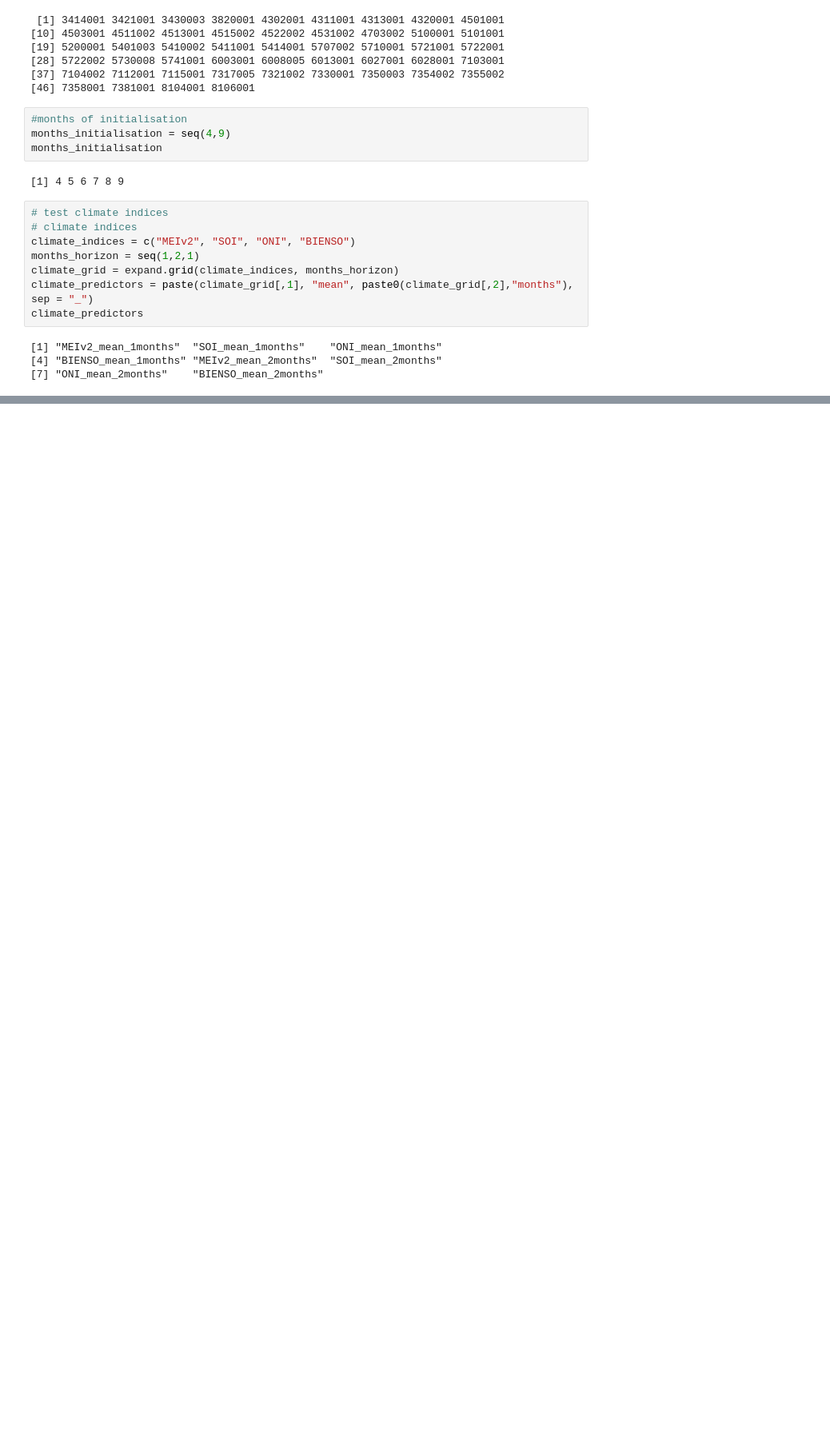
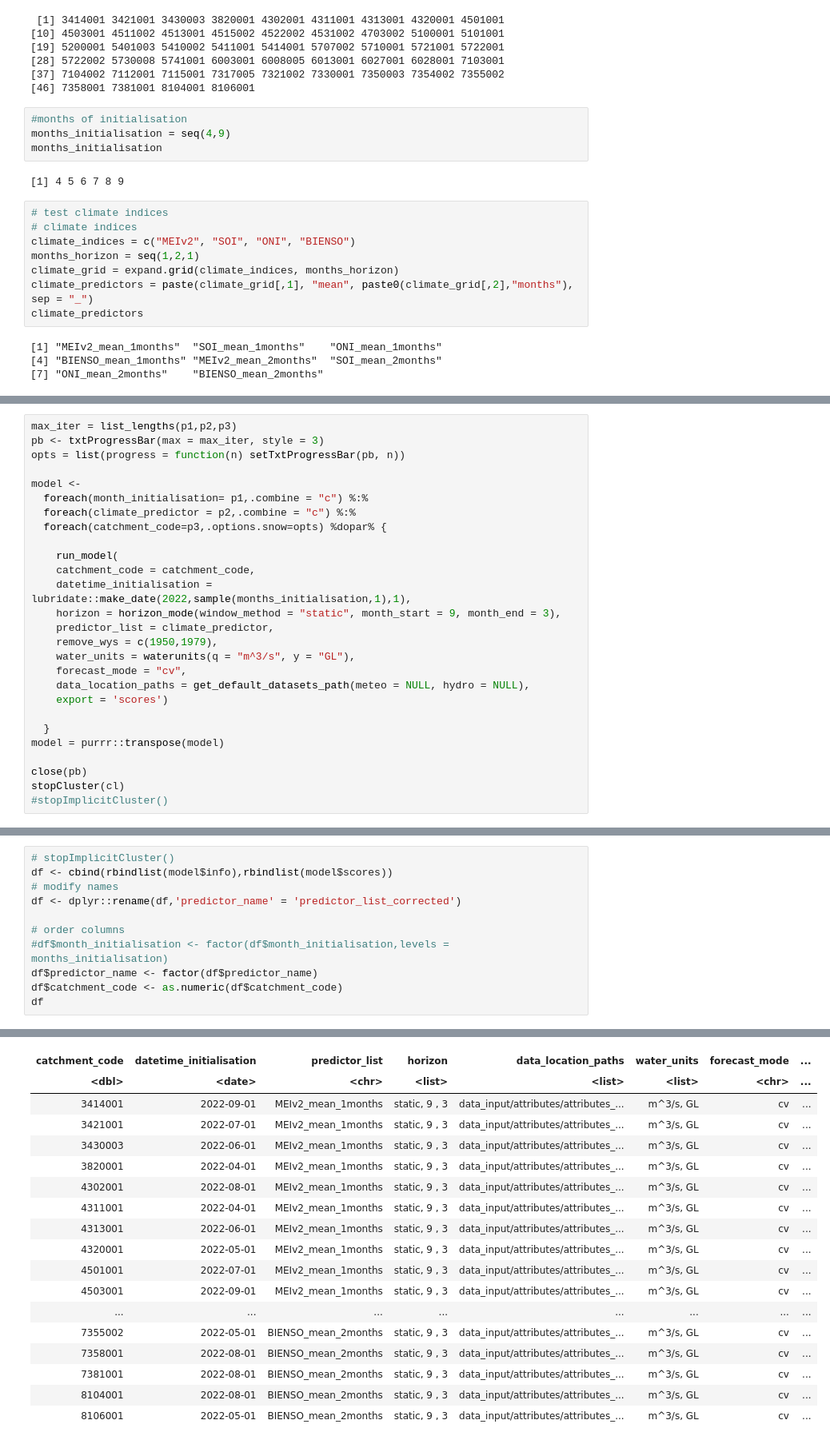
Before and after one commit to fcojara506/seasonal_forecast, a Jupyter notebook: notebooks/4. volume forecasting only using climate indices as predictors.ipynb, the cells around one changed output, grey strips where cells are left out. Shown: that part at 80% size. Cells and saved outputs as stored; diff of their text form; blank space fills up the shorter version.

```diff
--- a/notebooks/4. volume forecasting only using climate indices as predictors.ipynb
+++ b/notebooks/4. volume forecasting only using climate indices as predictors.ipynb
@@ -150,0 +157,27 @@ saveRDS(df,paste0("data_output/scores/RDS/model_results_",today(),".RDS"))
+# %%
+max_iter = list_lengths(p1,p2,p3)
+pb <- txtProgressBar(max = max_iter, style = 3)
+opts = list(progress = function(n) setTxtProgressBar(pb, n))
+
+model <-
+  foreach(month_initialisation= p1,.combine = "c") %:%
+  foreach(climate_predictor = p2,.combine = "c") %:%
+  foreach(catchment_code=p3,.options.snow=opts) %dopar% {
+
+    run_model(
+    catchment_code = catchment_code,
+    datetime_initialisation = lubridate::make_date(2022,sample(months_initialisation,1),1),
+    horizon = horizon_mode(window_method = "static", month_start = 9, month_end = 3),
+    predictor_list = climate_predictor,
+    remove_wys = c(1950,1979),
+    water_units = waterunits(q = "m^3/s", y = "GL"),
+    forecast_mode = "cv",
+    data_location_paths = get_default_datasets_path(meteo = NULL, hydro = NULL),
+    export = 'scores')
+
+  }
+model = purrr::transpose(model)
+
+close(pb)
+stopCluster(cl)
+#stopImplicitCluster()
@@ -150,0 +215,12 @@ saveRDS(df,paste0("data_output/scores/RDS/model_results_",today(),".RDS"))
+# %%
+# stopImplicitCluster()
+df <- cbind(rbindlist(model$info),rbindlist(model$scores))
+# modify names
+df <- dplyr::rename(df,'predictor_name' = 'predictor_list_corrected')
+
+# order columns
+#df$month_initialisation <- factor(df$month_initialisation,levels = months_initialisation)
+df$predictor_name <- factor(df$predictor_name)
+df$catchment_code <- as.numeric(df$catchment_code)
+df
+# %% [output]
@@ -150,0 +228,18 @@ saveRDS(df,paste0("data_output/scores/RDS/model_results_",today(),".RDS"))
+| catchment_code | datetime_initialisation | predictor_list | horizon | data_location_paths | water_units | forecast_mode | ... |
+| <dbl> | <date> | <chr> | <list> | <list> | <list> | <chr> | ... |
+| 3414001 | 2022-09-01 | MEIv2_mean_1months | static, 9 , 3 | data_input/attributes/attributes_... | m^3/s, GL | cv | ... |
+| 3421001 | 2022-07-01 | MEIv2_mean_1months | static, 9 , 3 | data_input/attributes/attributes_... | m^3/s, GL | cv | ... |
+| 3430003 | 2022-06-01 | MEIv2_mean_1months | static, 9 , 3 | data_input/attributes/attributes_... | m^3/s, GL | cv | ... |
+| 3820001 | 2022-04-01 | MEIv2_mean_1months | static, 9 , 3 | data_input/attributes/attributes_... | m^3/s, GL | cv | ... |
+| 4302001 | 2022-08-01 | MEIv2_mean_1months | static, 9 , 3 | data_input/attributes/attributes_... | m^3/s, GL | cv | ... |
+| 4311001 | 2022-04-01 | MEIv2_mean_1months | static, 9 , 3 | data_input/attributes/attributes_... | m^3/s, GL | cv | ... |
+| 4313001 | 2022-06-01 | MEIv2_mean_1months | static, 9 , 3 | data_input/attributes/attributes_... | m^3/s, GL | cv | ... |
+| 4320001 | 2022-05-01 | MEIv2_mean_1months | static, 9 , 3 | data_input/attributes/attributes_... | m^3/s, GL | cv | ... |
+| 4501001 | 2022-07-01 | MEIv2_mean_1months | static, 9 , 3 | data_input/attributes/attributes_... | m^3/s, GL | cv | ... |
+| 4503001 | 2022-09-01 | MEIv2_mean_1months | static, 9 , 3 | data_input/attributes/attributes_... | m^3/s, GL | cv | ... |
+| ... | ... | ... | ... | ... | ... | ... | ... |
+| 7355002 | 2022-05-01 | BIENSO_mean_2months | static, 9 , 3 | data_input/attributes/attributes_... | m^3/s, GL | cv | ... |
+| 7358001 | 2022-08-01 | BIENSO_mean_2months | static, 9 , 3 | data_input/attributes/attributes_... | m^3/s, GL | cv | ... |
+| 7381001 | 2022-08-01 | BIENSO_mean_2months | static, 9 , 3 | data_input/attributes/attributes_... | m^3/s, GL | cv | ... |
+| 8104001 | 2022-08-01 | BIENSO_mean_2months | static, 9 , 3 | data_input/attributes/attributes_... | m^3/s, GL | cv | ... |
+| 8106001 | 2022-05-01 | BIENSO_mean_2months | static, 9 , 3 | data_input/attributes/attributes_... | m^3/s, GL | cv | ... |
```
Also changed, not shown: parts of 10 cells of this notebook, 4 other files.
